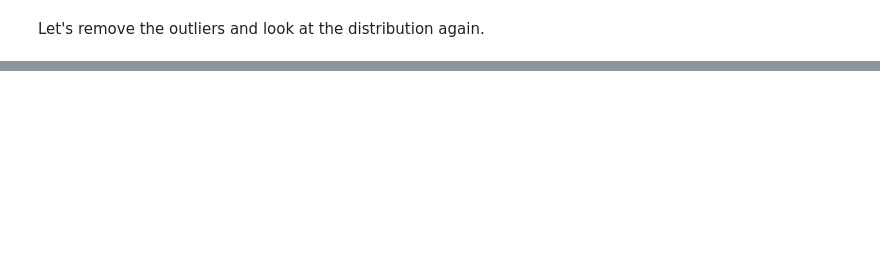
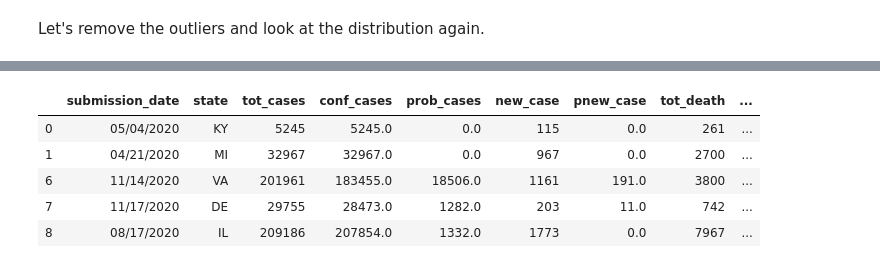
Before and after one commit to JessicaFB/Bodo-Covid, a Jupyter notebook: Covid-questions.ipynb, the cells around one changed output, grey strips where cells are left out. Cells and saved outputs as stored; diff of their text form; code cells hidden in the pictures; blank space fills up the shorter version.

```diff
--- a/Covid-questions.ipynb
+++ b/Covid-questions.ipynb
@@ -389,0 +370,9 @@ for xc in xcoords:
+# %%
+df_cases.head()
+# %% [output]
+|  | submission_date | state | tot_cases | conf_cases | prob_cases | new_case | pnew_case | tot_death | ... |
+| 0 | 05/04/2020 | KY | 5245 | 5245.0 | 0.0 | 115 | 0.0 | 261 | ... |
+| 1 | 04/21/2020 | MI | 32967 | 32967.0 | 0.0 | 967 | 0.0 | 2700 | ... |
+| 6 | 11/14/2020 | VA | 201961 | 183455.0 | 18506.0 | 1161 | 191.0 | 3800 | ... |
+| 7 | 11/17/2020 | DE | 29755 | 28473.0 | 1282.0 | 203 | 11.0 | 742 | ... |
+| 8 | 08/17/2020 | IL | 209186 | 207854.0 | 1332.0 | 1773 | 0.0 | 7967 | ... |
```
Also changed, not shown: parts of 21 cells of this notebook.
